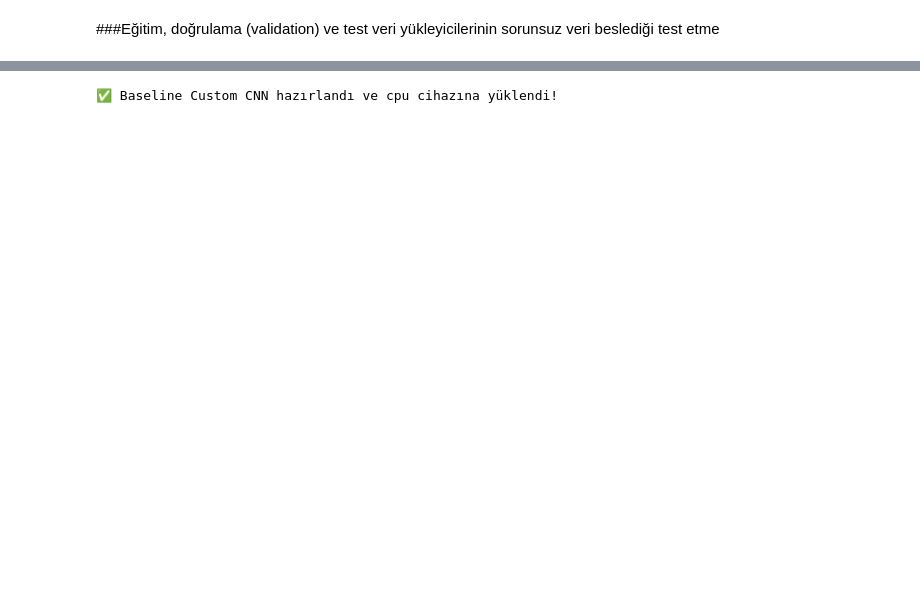
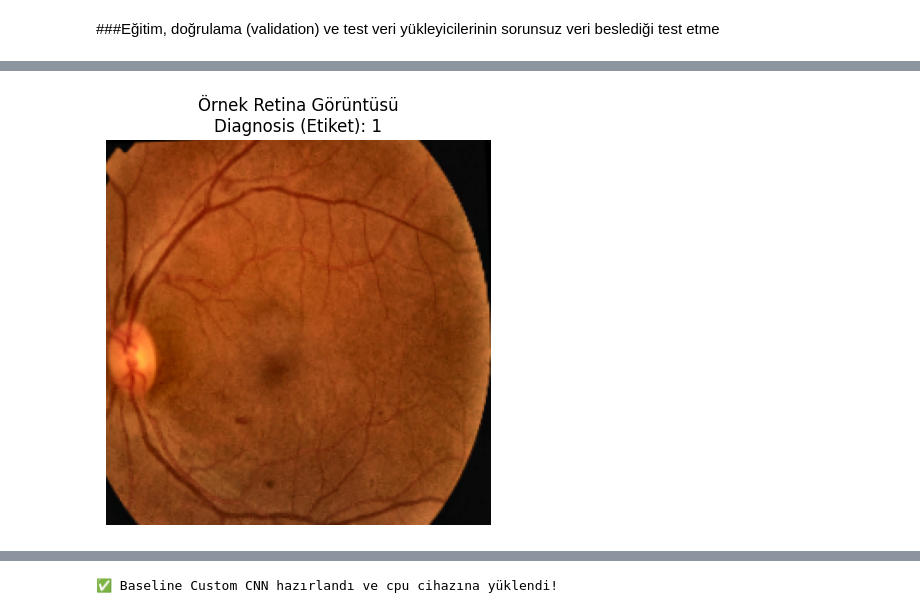
Before and after one commit to ruveydakarakoyun/APTOS-2019, a Jupyter notebook: aptos_2019.ipynb, the cells around one changed output, grey strips where cells are left out. Saved outputs shown, nothing was run; the diff lists cells and outputs as text; code cells hidden in the pictures; blank space fills up the shorter version.

```diff
--- a/aptos_2019.ipynb
+++ b/aptos_2019.ipynb
@@ -961,0 +1058,89 @@ NameError: name 'auto_crop' is not defined
+# %%
+import os
+import matplotlib.pyplot as plt
+import numpy as np
+import torch
+from torch.utils.data import DataLoader
+
+# ==============================================================================
+# 1. DATALOADER'LARI TANIMLAMA
+# ==============================================================================
+# Mac (Apple Silicon) üzerinde çökme/donma yaşamamak için worker tespiti
+num_workers = 0
+
+# Train Dataset & Loader
+train_dataset = APTOSDataset(
+    df=df_train,
+    bucket_name=GCS_BUCKET_NAME,
+    project_id=GCP_PROJECT_ID,
+    folder_prefix=PATH_PREFIXES["train"],
+    transform=train_transform,
+)
+
+# Validation Dataset & Loader
+val_dataset = APTOSDataset(
+    df=df_valid,
+    bucket_name=GCS_BUCKET_NAME,
+    project_id=GCP_PROJECT_ID,
+    folder_prefix=PATH_PREFIXES["valid"],
+    transform=val_transform,
+)
+
+# Test Dataset & Loader
+test_dataset = APTOSDataset(
+    df=df_test,
+    bucket_name=GCS_BUCKET_NAME,
+    project_id=GCP_PROJECT_ID,
+    folder_prefix=PATH_PREFIXES["test"],
+    transform=val_transform,
+)
+
+# DataLoader Yükleyicileri (Batch Size: 32)
+train_loader = DataLoader(
+    train_dataset, batch_size=32, shuffle=True, num_workers=num_workers
+)
+val_loader = DataLoader(
+    val_dataset, batch_size=32, shuffle=False, num_workers=num_workers
+)
+test_loader = DataLoader(
+    test_dataset, batch_size=32, shuffle=False, num_workers=num_workers
+)
+
+print(
+    f"✅ Train Loader: {len(train_dataset)} resim | {len(train_loader)} batch"
+)
+print(f"✅ Val Loader  : {len(val_dataset)} resim | {len(val_loader)} batch")
+print(f"✅ Test Loader : {len(test_dataset)} resim | {len(test_loader)} batch\n")
+
+# ==============================================================================
+# 2. VERİ BORUSU DOĞRULAMA VE GÖRSELLEŞTİRME TESTİ
+# ==============================================================================
+try:
+    # Train Loader'dan ilk batch'i çekelim
+    images, labels = next(iter(train_loader))
+
+    print("✅ VERİ BORUSU TESTİ BAŞARILI!")
+    print(f"• Batch Resim Boyutu (Shape) : {images.shape}")  # [32, 3, 224, 224]
+    print(f"• Batch Etiket Boyutu (Shape): {labels.shape}")  # [32]
+    print(f"• Veri Tipi (Dtype)          : {images.dtype}")
+    print(f"• Etiket Örnekleri (İlk 5)   : {labels[:5].tolist()}")
+
+    # Resim Un-Normalize İşlemi ([C, H, W] -> [H, W, C])
+    sample_img = images[0].permute(1, 2, 0).cpu().numpy()
+    mean = np.array([0.485, 0.456, 0.406])
+    std = np.array([0.229, 0.224, 0.225])
+
+    sample_img = std * sample_img + mean
+    sample_img = np.clip(sample_img, 0, 1)
+
+    # Görselleştirme
+    plt.figure(figsize=(5, 5))
+    plt.imshow(sample_img)
+    plt.title(f"Örnek Retina Görüntüsü\nDiagnosis (Etiket): {labels[0].item()}")
+    plt.axis("off")
+    plt.show()
+
+except Exception as e:
+    print("❌ Data Borusu Testinde Hata Oluştu:")
+    print(e)
+# %% [output]
@@ -962 +1156,2 @@ NameError: name 'auto_crop' is not defined
+[figure, added]
 # %% [markdown]
```
Also changed, not shown: parts of 54 cells of this notebook, 1 other file.
